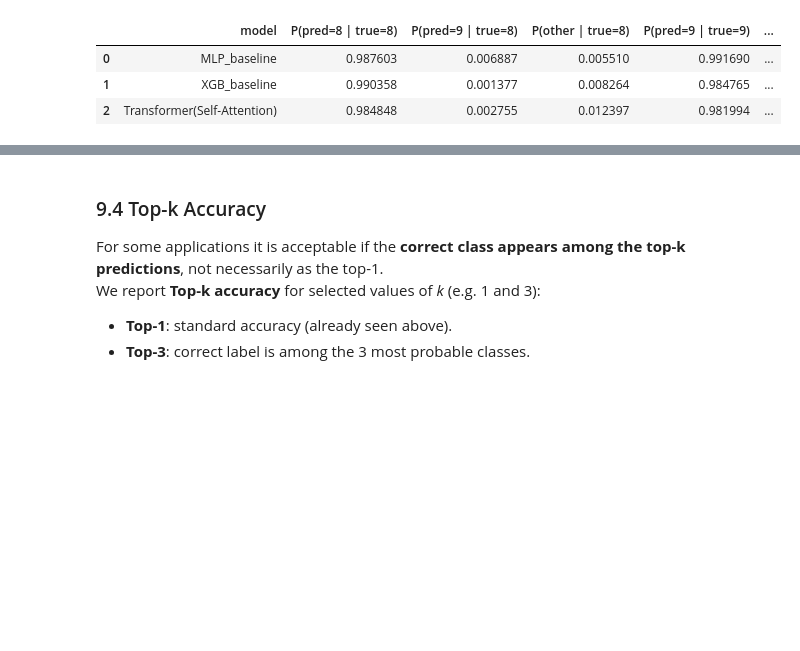
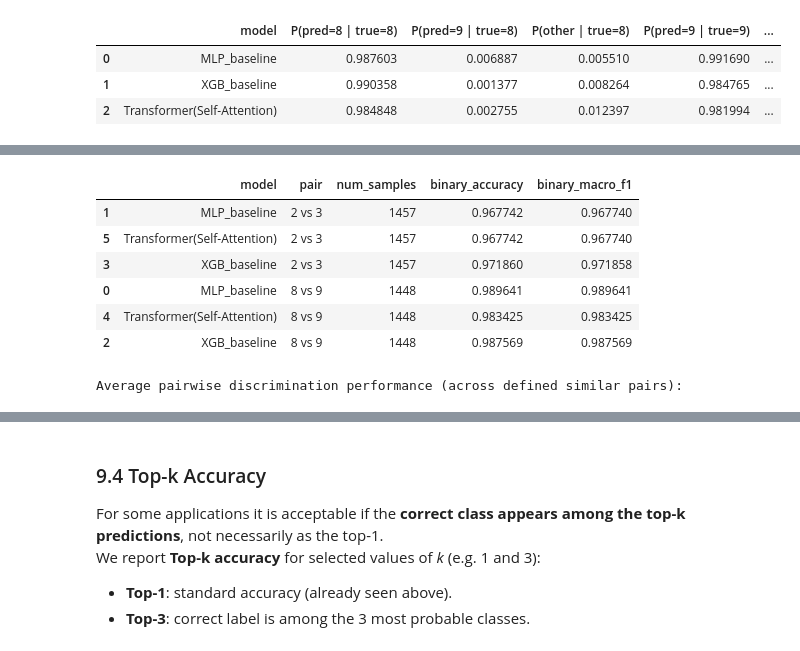
Before and after one commit to NatBrian/mediapipe-hand-recognition, a Jupyter notebook: notebooks/keypoint_training_transformer_self_attention.ipynb, the cells around one changed output, grey strips where cells are left out. Drawn from its saved outputs; the diff is of its cells as text; code cells hidden in the pictures; blank space fills up the shorter version.

```diff
--- a/notebooks/keypoint_training_transformer_self_attention.ipynb
+++ b/notebooks/keypoint_training_transformer_self_attention.ipynb
@@ -1023,0 +1120,77 @@ Binary subtask performance for distinguishing class 8 (label 8) vs class 9 (labe
+# %%
+from sklearn.metrics import accuracy_score, f1_score
+
+# Define specific pairs of similar classes to test as binary tasks
+SIMILAR_PAIRS = [
+    (8, 9),  # pinch vs love
+    (2, 3),  # peace vs victory
+    # add more pairs as needed
+]
+
+pair_rows = []
+
+for model_name in MODEL_ORDER:
+    y_pred = model_outputs[model_name]["y_pred"]
+
+    for (a, b) in SIMILAR_PAIRS:
+        # Filter to samples where true label is a or b
+        mask = np.isin(y_true, [a, b])
+        if not np.any(mask):
+            continue
+
+        y_true_pair = y_true[mask]
+        y_pred_pair = y_pred[mask]
+
+        # Map {a, b} → {0, 1}
+        mapping = {a: 0, b: 1}
+        y_true_bin = np.vectorize(mapping.get)(y_true_pair)
+
+        # For the binary task, any prediction not in {a, b} is counted as wrong:
+        # assign it to the opposite of the true label
+        y_pred_bin = np.where(
+            y_pred_pair == a, 0,
+            np.where(y_pred_pair == b, 1, 1 - y_true_bin)
+        )
+
+        acc = accuracy_score(y_true_bin, y_pred_bin)
+        macro_f1 = f1_score(y_true_bin, y_pred_bin, average="macro")
+
+        # Nice label names if available
+        if CLASS_NAMES is not None:
+            a_name = CLASS_NAMES[a]
+            b_name = CLASS_NAMES[b]
+            pair_label = f"{a} ({a_name}) vs {b} ({b_name})"
+        else:
+            pair_label = f"{a} vs {b}"
+
+        pair_rows.append({
+            "model": model_name,
+            "pair": pair_label,
+            "num_samples": len(y_true_pair),
+            "binary_accuracy": acc,
+            "binary_macro_f1": macro_f1,
+        })
+
+pair_df = pd.DataFrame(pair_rows)
+display(pair_df.sort_values(["pair", "model"]))
+
+# Aggregate a "fine-grained discrimination" score per model
+agg_pair = (
+    pair_df
+    .groupby("model")[["binary_accuracy", "binary_macro_f1"]]
+    .mean()
+    .reset_index()
+)
+agg_pair["num_pairs"] = pair_df.groupby("model").size().values
+
+print("Average pairwise discrimination performance (across defined similar pairs):")
+display(agg_pair)
+# %% [output]
+|  | model | pair | num_samples | binary_accuracy | binary_macro_f1 |
+| 1 | MLP_baseline | 2 vs 3 | 1457 | 0.967742 | 0.967740 |
+| 5 | Transformer(Self-Attention) | 2 vs 3 | 1457 | 0.967742 | 0.967740 |
+| 3 | XGB_baseline | 2 vs 3 | 1457 | 0.971860 | 0.971858 |
+| 0 | MLP_baseline | 8 vs 9 | 1448 | 0.989641 | 0.989641 |
+| 4 | Transformer(Self-Attention) | 8 vs 9 | 1448 | 0.983425 | 0.983425 |
+| 2 | XGB_baseline | 8 vs 9 | 1448 | 0.987569 | 0.987569 |
+Average pairwise discrimination performance (across defined similar pairs):
```
Also changed, not shown: parts of 8 cells of this notebook, 2 other files.
